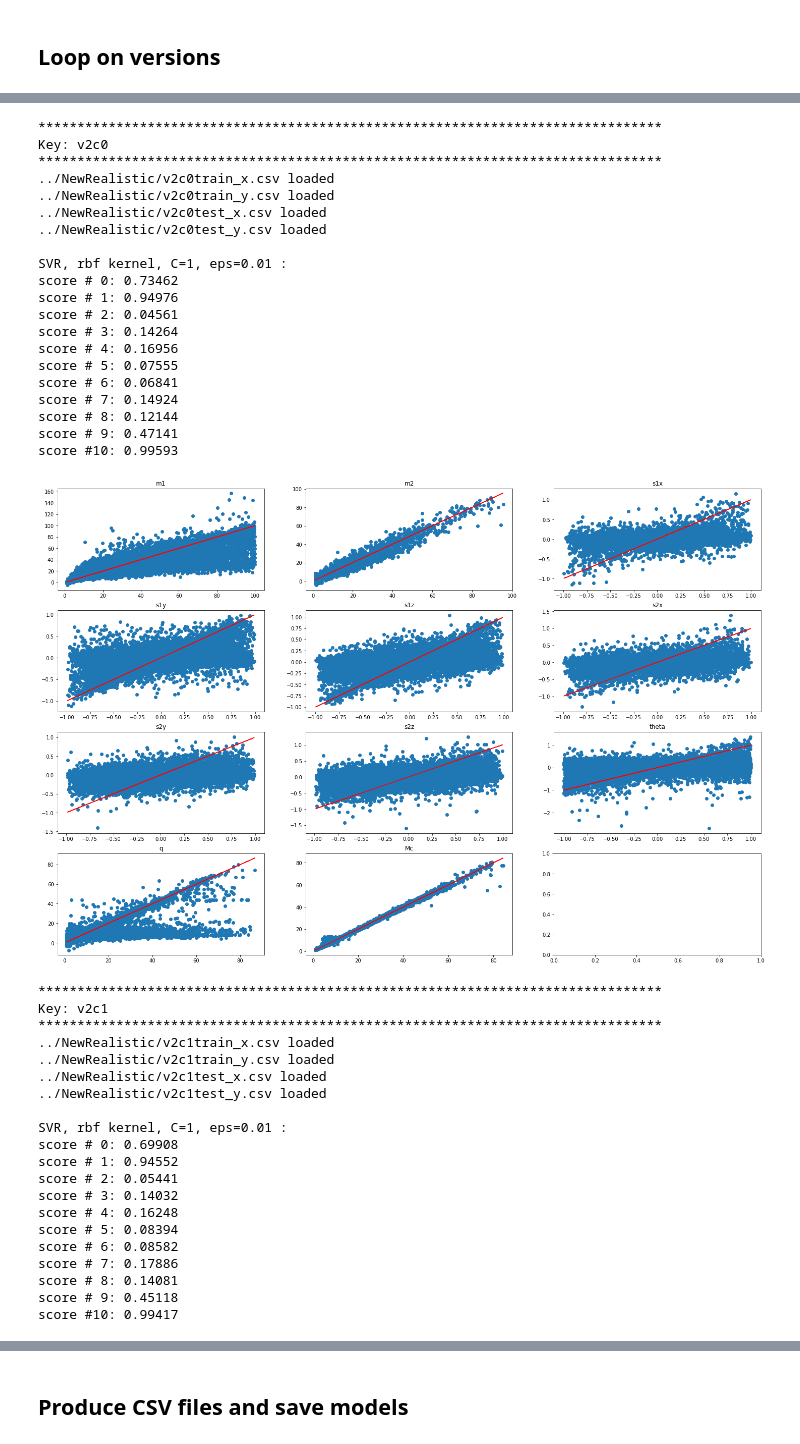
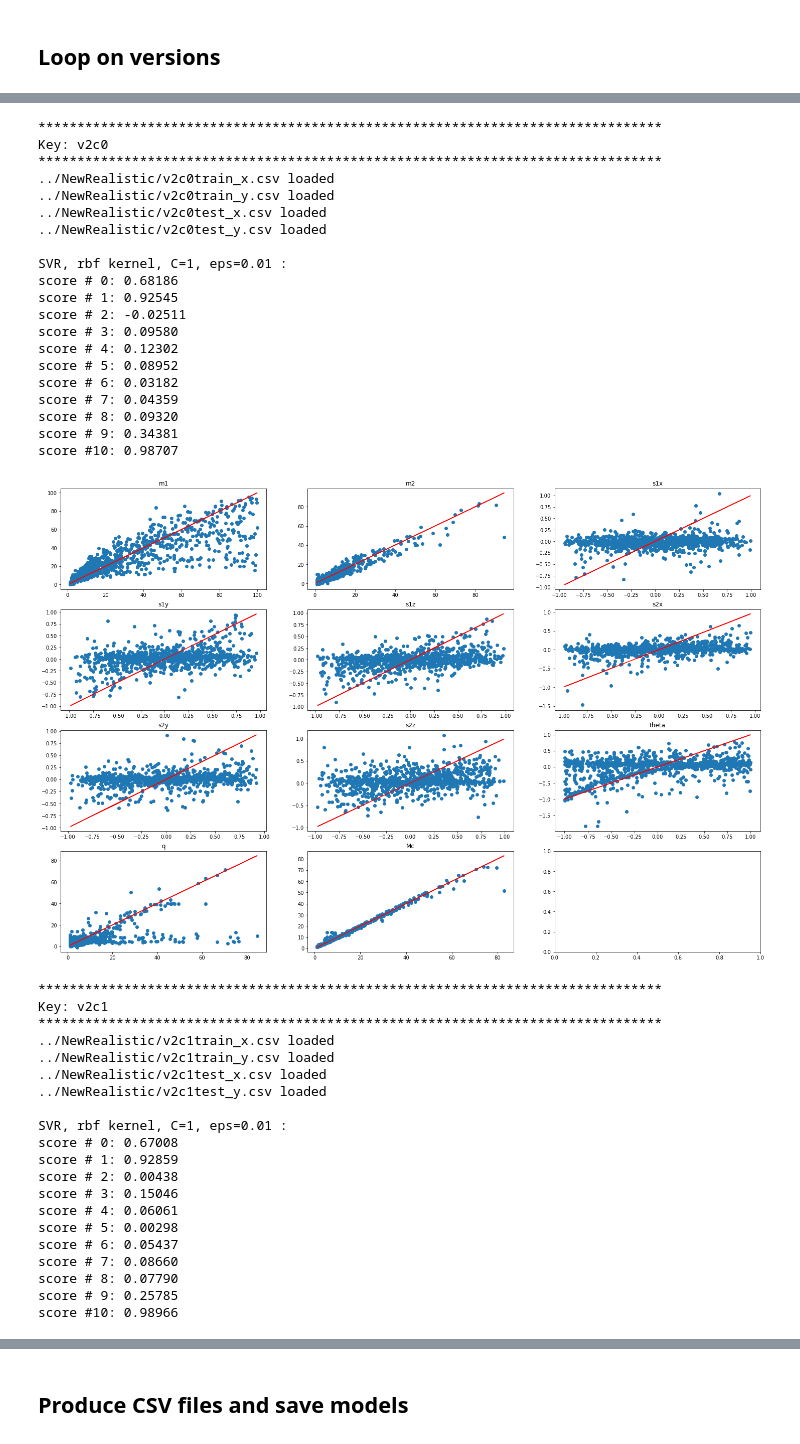
Before and after one commit to PhoenixBirdCreations/IPAM2021_ML, a Jupyter notebook: SVR/SVR.ipynb, the cells around one changed output, grey strips where cells are left out. Saved outputs shown, nothing was run; the diff lists cells and outputs as text; code cells hidden in the pictures.

```diff
--- a/SVR/SVR.ipynb
+++ b/SVR/SVR.ipynb
@@ -27,7 +32,7 @@ from mpl_toolkits import mplot3d
 # %%
 features_names  = ['m1', 'm2', 's1x', 's1y', 's1z', 's2x', 's2y', 's2z', 'theta', 'q', 'Mc'];
 regr_data_dir   = '../NewRealistic/'
-write_output    = True
+write_output    = False
 out_data_dir    = '../SVR_results/'
 versions        = ['0', '1', '2'] # can be a subset of ['0', '1', '2']
 clabels         = ['0', '1'] # can be a subset of ['0', '1']
@@ -39,8 +44,8 @@ A               = 0
 B               = 1
 
 # sample size
-Ntrain          = 20000000;
-Ntest           = 10000000;
+Ntrain          = 2000;
+Ntest           = 1000;
 
 # hyperparameters, one for each dataset ( i.e. len(versions)*len(clables) ). IMPROVE ME
 C_vec               = [1, 1, 1, 1, 1, 1]
@@ -153,8 +112,8 @@ for key in keys:
         for i in range(0, Nfeatures):
             data_x_max[0,i] = max(xtrain_notnormalized[:,i])
             data_x_min[0,i] = min(xtrain_notnormalized[:,i])
-        xtrain = normalize_data(xtrain_notnormalized, A, B, data_x_max, data_x_min)
-        xtest  = normalize_data(xtest_notnormalized , A, B, data_x_max, data_x_min)
+        xtrain = normalizeData(xtrain_notnormalized, A, B, data_x_max, data_x_min)
+        xtest  = normalizeData(xtest_notnormalized , A, B, data_x_max, data_x_min)
     else:
         xtrain = xtrain_notnormalized
         xtest  = xtest_notnormalized
@@ -166,8 +125,8 @@ for key in keys:
         for i in range(0, Nfeatures):
             data_y_max[0,i] = max(ytrain_notnormalized[:,i])
             data_y_min[0,i] = min(ytrain_notnormalized[:,i])
-        ytrain = normalize_data(ytrain_notnormalized, A, B, data_y_max, data_y_min)
-        ytest  = normalize_data(ytest_notnormalized , A, B, data_y_max, data_y_min)
+        ytrain = normalizeData(ytrain_notnormalized, A, B, data_y_max, data_y_min)
+        ytest  = normalizeData(ytest_notnormalized , A, B, data_y_max, data_y_min)
     else:
         ytrain = ytrain_notnormalized
         ytest  = ytest_notnormalized
@@ -212,12 +171,12 @@ for key in keys:
     datasets[key].xtest  = xtest_notnormalized
     datasets[key].ytest  = ytest_notnormalized
     if normalize_y:
-        datasets[key].predicted = original_data(ypredicted_SVR, A, B, data_y_max, data_y_min)
+        datasets[key].predicted = removeNormalization(ypredicted_SVR, A, B, data_y_max, data_y_min)
     else:
         datasets[key].predicted = ypredicted_SVR
 
     # plot
-    PredictionPlots(datasets[key].ytest, datasets[key].predicted, features_names)
+    predictionPlots(datasets[key].ytest, datasets[key].predicted, features_names)
 # %% [output]
 ********************************************************************************
 Key: v0c0
@@ -306,24 +265,24 @@ score #10: 0.97930
 ********************************************************************************
 Key: v2c0
 ********************************************************************************
 ../NewRealistic/v2c0train_x.csv loaded
 ../NewRealistic/v2c0train_y.csv loaded
 ../NewRealistic/v2c0test_x.csv loaded
 ../NewRealistic/v2c0test_y.csv loaded
 
 SVR, rbf kernel, C=1, eps=0.01 :
-score # 0: 0.73462
-score # 1: 0.94976
-score # 2: 0.04561
-score # 3: 0.14264
-score # 4: 0.16956
-score # 5: 0.07555
-score # 6: 0.06841
-score # 7: 0.14924
-score # 8: 0.12144
-score # 9: 0.47141
-score #10: 0.99593
+score # 0: 0.68186
+score # 1: 0.92545
+score # 2: -0.02511
+score # 3: 0.09580
+score # 4: 0.12302
+score # 5: 0.08952
+score # 6: 0.03182
+score # 7: 0.04359
+score # 8: 0.09320
+score # 9: 0.34381
+score #10: 0.98707
-[figure, old version]
+[figure, new version]
 ********************************************************************************
 Key: v2c1
 ********************************************************************************
@@ -333,14 +292,14 @@ Key: v2c1
 ../NewRealistic/v2c1test_y.csv loaded
 
 SVR, rbf kernel, C=1, eps=0.01 :
-score # 0: 0.69908
-score # 1: 0.94552
-score # 2: 0.05441
-score # 3: 0.14032
-score # 4: 0.16248
-score # 5: 0.08394
-score # 6: 0.08582
-score # 7: 0.17886
-score # 8: 0.14081
-score # 9: 0.45118
-score #10: 0.99417
+score # 0: 0.67008
+score # 1: 0.92859
+score # 2: 0.00438
+score # 3: 0.15046
+score # 4: 0.06061
+score # 5: 0.00298
+score # 6: 0.05437
+score # 7: 0.08660
+score # 8: 0.07790
+score # 9: 0.25785
+score #10: 0.98966
```
Also changed, not shown: parts of 5 cells of this notebook, 1 other file.
